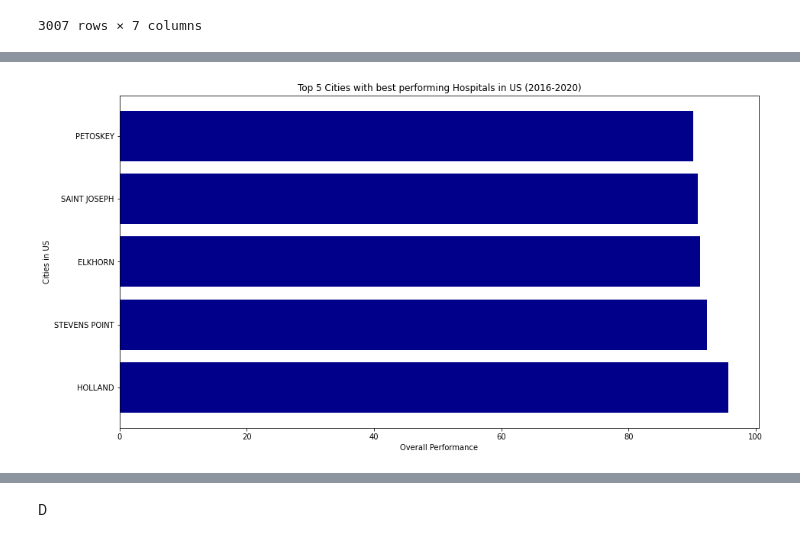
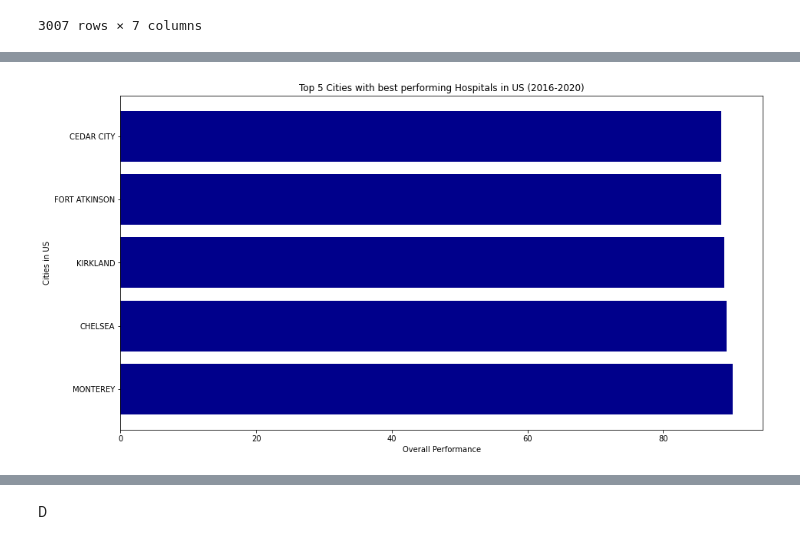
Before and after one commit to Heartz00/TEAM-JUPYTER, a Jupyter notebook: Analyzed_dataset.ipynb, the cells around one changed output, grey strips where cells are left out. Drawn from its saved outputs; the diff is of its cells as text; code cells hidden in the pictures.

```diff
--- a/Analyzed_dataset.ipynb
+++ b/Analyzed_dataset.ipynb
@@ -794,16 +794,16 @@ top10_cities
 # %%
 import matplotlib.pyplot as plt
 fig = plt.figure(figsize = (15, 8))
 
 # creating the bar plot
-plt.barh(top10_cities['City'].head(5), top10_cities['Overall performance'].head(5), color ='darkBlue')
+plt.barh(top10_cities['City'].tail(5), top10_cities['Overall performance'].tail(5), color ='darkBlue')
 
 plt.ylabel("Cities in US")
 plt.xlabel("Overall Performance")
 plt.title("Top 5 Cities with best performing Hospitals in US (2016-2020)")
 plt.show()
 # %% [output]
-[figure, old version]
+[figure, new version]
 # %%
 ranked_performance_for_city = Overall_performance_tableC.sort_values(by='Overall performance', ascending=True)
 least10_cities= ranked_performance_for_city.head(10)
```
Also changed, not shown: parts of 8 cells of this notebook.
